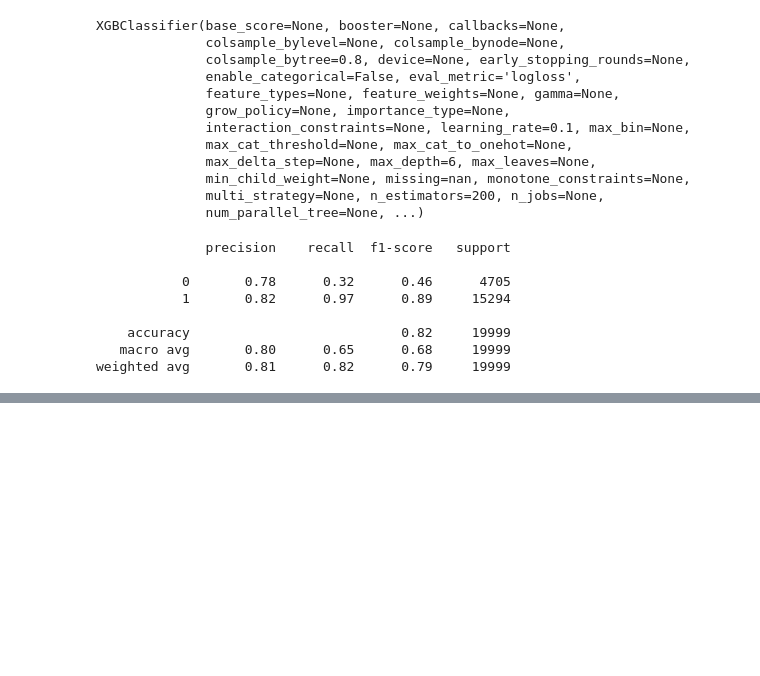
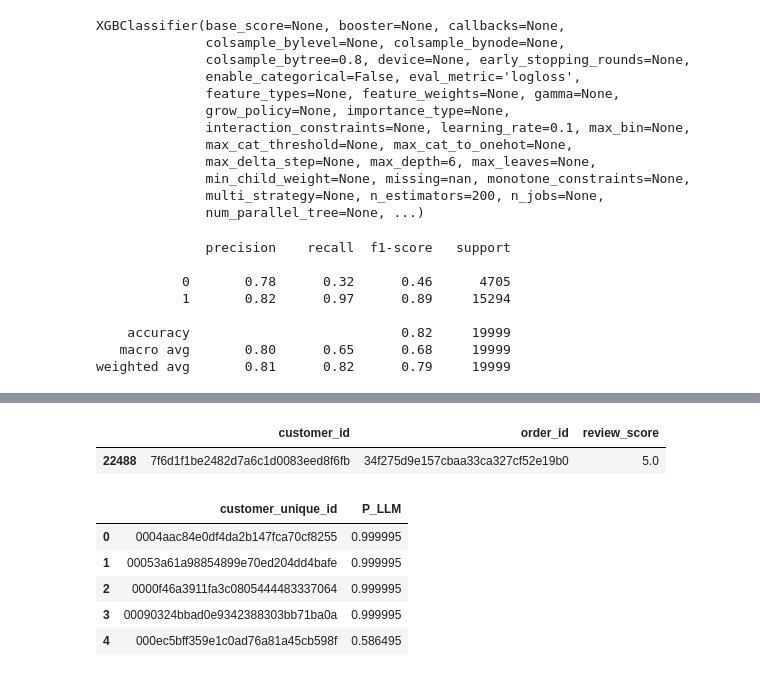
Before and after one commit to Imchuu/Olist, a Jupyter notebook: train file.ipynb, the cells around one changed output, grey strips where cells are left out. Cells and saved outputs as stored; diff of their text form; code cells hidden in the pictures; blank space fills up the shorter version.

```diff
--- a/train file.ipynb
+++ b/train file.ipynb
@@ -243,0 +266,18 @@ weighted avg       0.81      0.82      0.79     19999
+# %%
+df[df['customer_unique_id'] == '0093c499f4f9c0e169ead490aa62ce3e'][['customer_id','order_id','review_score']]
+# %% [output]
+|  | customer_id | order_id | review_score |
+| 22488 | 7f6d1f1be2482d7a6c1d0083eed8f6fb | 34f275d9e157cbaa33ca327cf52e19b0 | 5.0 |
+# %%
+import pandas as pd
+
+df_llm = pd.read_csv(r"c:/Users/Ngoc Mai/Downloads/llm_predictions (2).csv")
+
+df_llm.head()
+# %% [output]
+|  | customer_unique_id | P_LLM |
+| 0 | 0004aac84e0df4da2b147fca70cf8255 | 0.999995 |
+| 1 | 00053a61a98854899e70ed204dd4bafe | 0.999995 |
+| 2 | 0000f46a3911fa3c0805444483337064 | 0.999995 |
+| 3 | 00090324bbad0e9342388303bb71ba0a | 0.999995 |
+| 4 | 000ec5bff359e1c0ad76a81a45cb598f | 0.586495 |
```
Also changed, not shown: parts of 11 cells of this notebook, 1 other file.
